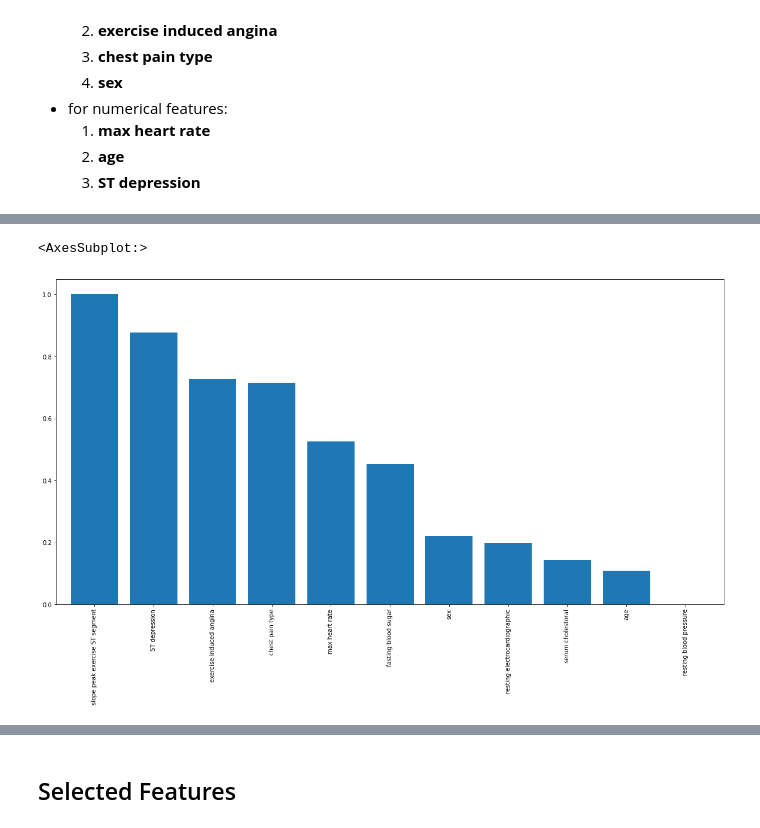
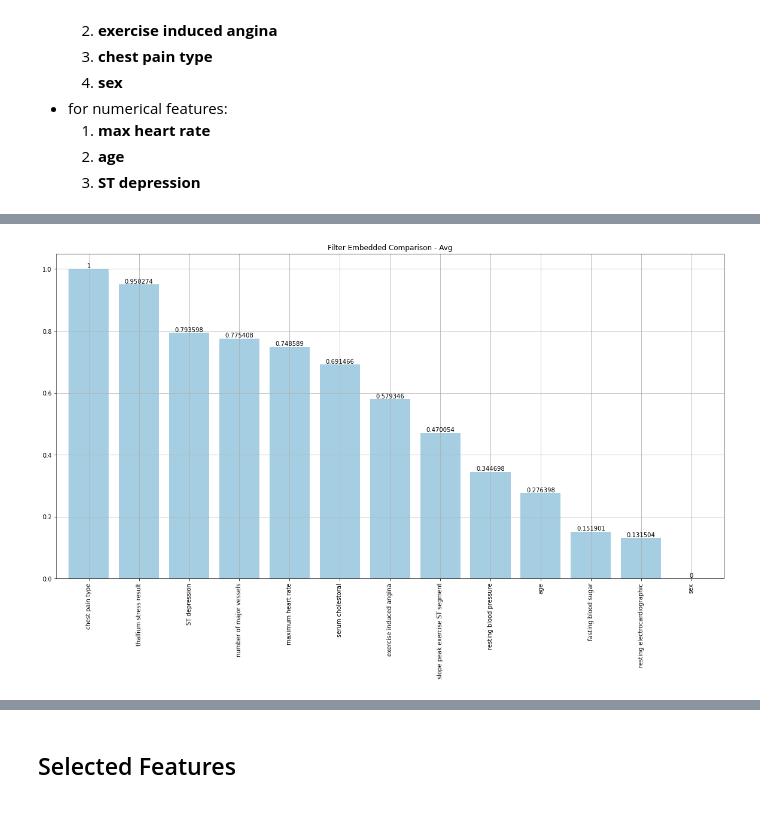
Before and after one commit to Nicola-Ibrahim/Heart-Diseases-Prediction, a Jupyter notebook: HeartDiseasePrediction-Multioutputs.ipynb, the cells around one changed output, grey strips where cells are left out. Saved outputs shown, nothing was run; the diff lists cells and outputs as text; code cells hidden in the pictures.

Commit message:
Resample method is used

```diff
--- a/HeartDiseasePrediction-Multioutputs.ipynb
+++ b/HeartDiseasePrediction-Multioutputs.ipynb
@@ -203,8 +207,10 @@ thallium stress result            2
 number of major vessels           4
 dtype: int64
 # %%
-# remove null values from training set
-train_data.dropna(inplace=True)
+# Replace null values from training set
+mode_imputer = SimpleImputer(strategy='most_frequent')
+train_data[['thallium stress result','number of major vessels']] = mode_imputer.fit_transform(train_data[['thallium stress result','number of major vessels']])
+test_data[['thallium stress result','number of major vessels']] = mode_imputer.transform(test_data[['thallium stress result','number of major vessels']])
 # %% [markdown]
 ## Duplicates
 # %%
@@ -473,8 +473,11 @@ plot_boxen(train_w_cat_data)
 **Cholesterol** and **ST depression** are not follow the normal distribution<br>
 so we will transform them to be normally distributed
 # %%
-# train_data[["cholesterol","ST depression"]] = qt.fit_transform(train_data[["cholesterol","ST depression"]])
-# test_data[["cholesterol","ST depression"]] = qt.transform(test_data[["cholesterol","ST depression"]])
+rng = np.random.RandomState(304)
+qt = QuantileTransformer(n_quantiles=500, output_distribution='normal',
+                                random_state=rng)
+train_data[["serum cholestoral","ST depression"]] = qt.fit_transform(train_data[["serum cholestoral","ST depression"]])
+test_data[["serum cholestoral","ST depression"]] = qt.transform(test_data[["serum cholestoral","ST depression"]])
 # %% [markdown]
 ## Selection
 # %% [markdown]
@@ -647,9 +651,9 @@ fisher_rank.feat_imp_plot('Fisher Score - feature importance', sorting=True)
 filter_methods_comp = pd.DataFrame()
 filter_methods_comp = pd.concat([filter_methods_comp, mi_rank.test_result.res['Score']], axis=1)
 filter_methods_comp = pd.concat([filter_methods_comp, fisher_rank.test_result.res['Score']], axis=1)
-filter_methods_comp = pd.concat([filter_methods_comp, chi2_rank.test_result.res['Score']], axis=1)
-filter_methods_comp = pd.concat([filter_methods_comp, f_rank.test_result.res['Score']], axis=1)
+# filter_methods_comp = pd.concat([filter_methods_comp, chi2_rank.test_result.res['Score']], axis=1)
+# filter_methods_comp = pd.concat([filter_methods_comp, f_rank.test_result.res['Score']], axis=1)
 filter_methods_comp.index = index=train_data.columns[:-1]
-filter_methods_comp.columns = ['mutual_info', 'fisher', 'chi2', 'anova']
+filter_methods_comp.columns = ['mutual_info', 'fisher']
 filter_methods_comp.sort_values(by='mutual_info', ascending=False)
 # %% [output]
@@ -794,9 +806,9 @@ lasso_rank.feat_imp_plot('Lasso - feature importance', sorting=True)
 # %%
 embedded_methods_comp = pd.DataFrame()
 embedded_methods_comp = pd.concat([embedded_methods_comp, tree_based_rank.test_result.res['Score']], axis=1)
-embedded_methods_comp = pd.concat([embedded_methods_comp, svm_rank.test_result.res['Score']], axis=1)
-embedded_methods_comp = pd.concat([embedded_methods_comp, lasso_rank.test_result.res['Score']], axis=1)
+# embedded_methods_comp = pd.concat([embedded_methods_comp, svm_rank.test_result.res['Score']], axis=1)
+# embedded_methods_comp = pd.concat([embedded_methods_comp, lasso_rank.test_result.res['Score']], axis=1)
 embedded_methods_comp.index = index=train_data.columns[:-1]
-embedded_methods_comp.columns = ['tree_based', 'svm', 'lasso']
+embedded_methods_comp.columns = ['tree_based']
 embedded_methods_comp.sort_values(by='tree_based', ascending=False)
 # %% [output]
@@ -852,5 +875,10 @@ filter_embedded_comp
 # %%
-filter_embedded_comp['Avg'].plot.bar(width=0.8, figsize=(20,10))
+
+ax = filter_embedded_comp['Avg'].plot.bar(width=0.8, figsize=(20,10), colormap='Paired')
+
+ax.bar_label(ax.containers[0])
+
+plt.title('Filter Embedded Comparison - Avg')
+plt.grid()
 # %% [output]
-<AxesSubplot:>
-[figure, old version]
+[figure, new version]
```
Also changed, not shown: parts of 50 cells of this notebook.
